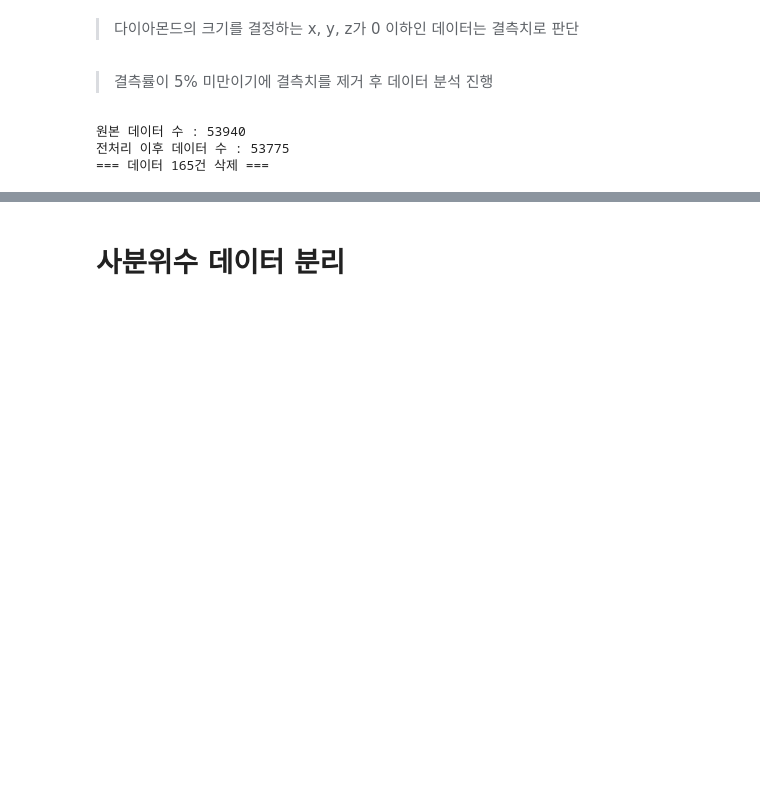
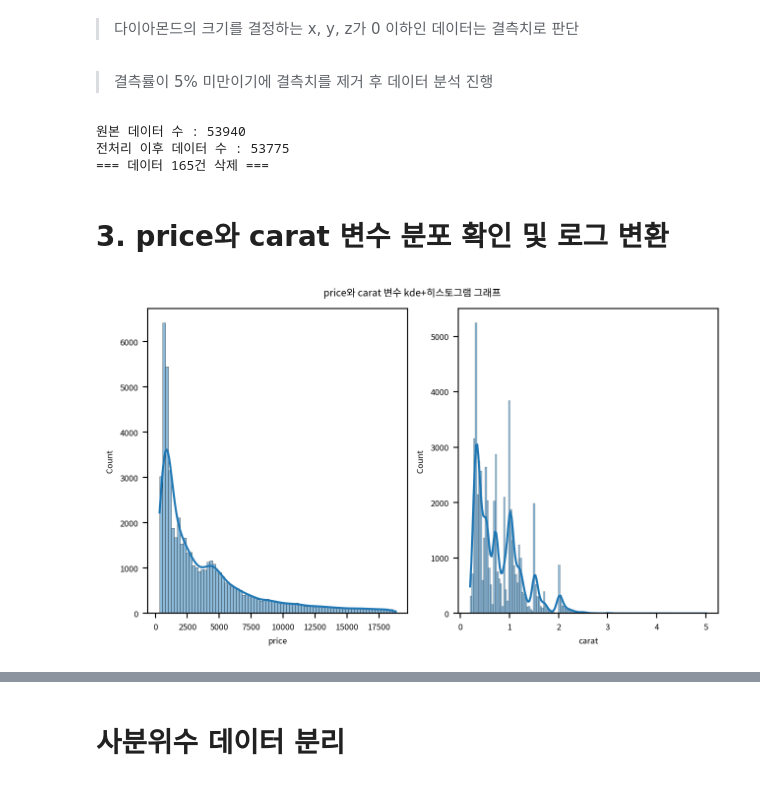
Before and after one commit to BeakJW/Diamond-Project, a Jupyter notebook: notebooks/seongyu/work.ipynb, the cells around one changed output, grey strips where cells are left out. Saved outputs shown, nothing was run; the diff lists cells and outputs as text; code cells hidden in the pictures; blank space fills up the shorter version.

```diff
--- a/notebooks/seongyu/work.ipynb
+++ b/notebooks/seongyu/work.ipynb
@@ -17,6 +17,15 @@ from statsmodels.stats.api import het_breuschpagan
 from statsmodels.stats.stattools import durbin_watson
 
 from statsmodels.stats.outliers_influence import variance_inflation_factor
+# %%
+my_dpi=200
+font_path='./NotoSansKR-Regular.ttf'
+fm.fontManager.addfont(font_path)
+font_prop=fm.FontProperties(fname=font_path)
+font_name=font_prop.get_name()
+plt.rcParams['font.family']=font_name
+plt.rcParams['font.size']=6
+plt.rcParams['axes.unicode_minus']=False
 # %%
 origin=load_data('diamonds')
 print('\n===== 데이터 크기 확인 =====')
@@ -104,3 +113,25 @@ print('=== 데이터 %d건 삭제 ==='%(len(origin)-len(df)))
 원본 데이터 수 : 53940
 전처리 이후 데이터 수 : 53775
 === 데이터 165건 삭제 ===
+# %% [markdown]
+# 3. price와 carat 변수 분포 확인 및 로그 변환
+# %%
+# 1. 그래프 초기화
+width_px=1280
+height_px=760
+rows=1
+cols=2
+figsize=(width_px/my_dpi, height_px/my_dpi)
+fig, ax=plt.subplots(rows, cols, figsize=figsize, dpi=my_dpi)
+
+# 2. 그래프 그리기
+sb.histplot(data=df1, x='price', fill=True, kde=True, ax=ax[0])
+sb.histplot(data=df1, x='carat', fill=True, kde=True, ax=ax[1])
+fig.suptitle('price와 carat 변수 kde+히스토그램 그래프')
+
+# 3. 출력
+plt.tight_layout()
+plt.show()
+plt.close()
+# %% [output]
+[figure, added]
```
Also changed, not shown: parts of 24 cells of this notebook, 1 other file.
